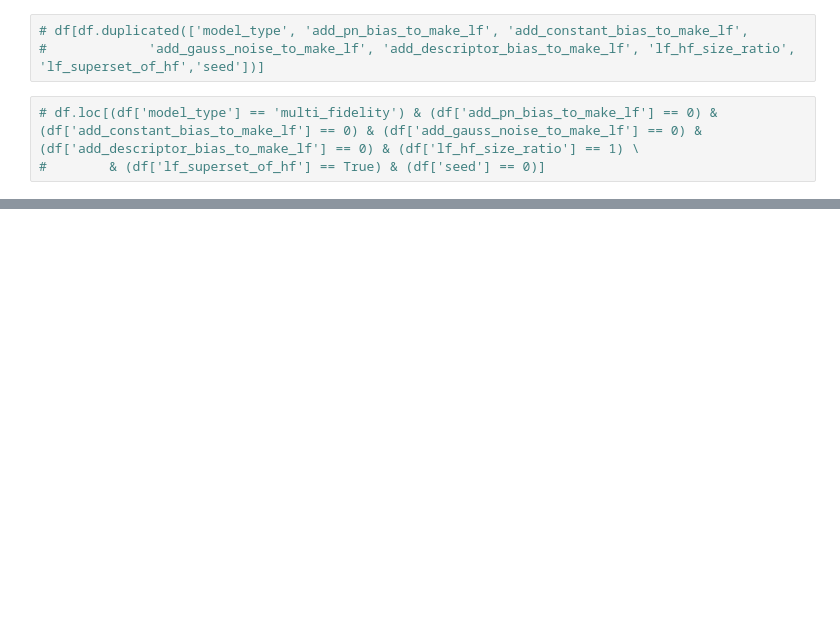
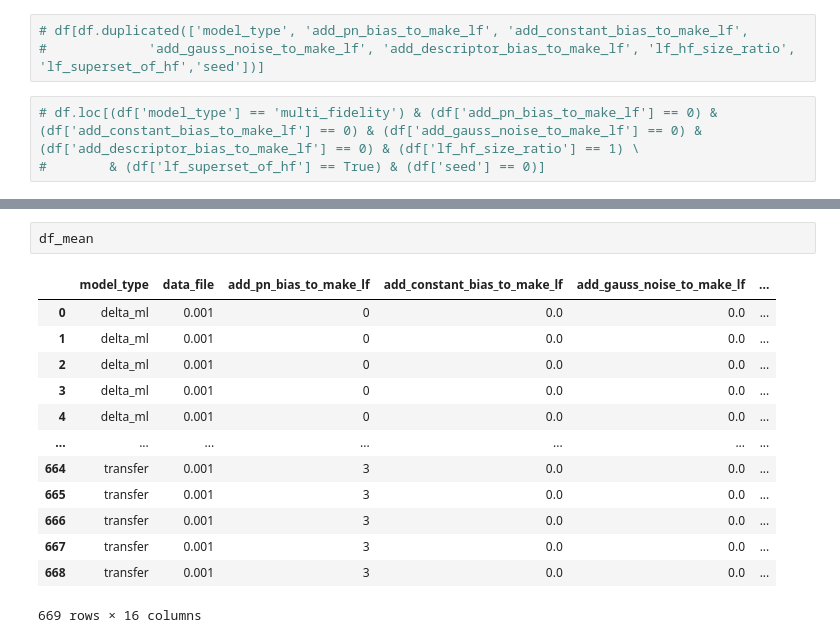
Before and after one commit to sourcery-ai-experiments/chemprop, a Jupyter notebook: multifidelity_results_analysis.ipynb, the cells around one changed output, grey strips where cells are left out. Drawn from its saved outputs; the diff is of its cells as text; blank space fills up the shorter version.

```diff
--- a/multifidelity_results_analysis.ipynb
+++ b/multifidelity_results_analysis.ipynb
@@ -120 +126,17 @@ single_fidelity     1
 Name: count, dtype: int64
+# %%
+df_mean
+# %% [output]
+|  | model_type | data_file | add_pn_bias_to_make_lf | add_constant_bias_to_make_lf | add_gauss_noise_to_make_lf | ... |
+| 0 | delta_ml | 0.001 | 0 | 0.0 | 0.0 | ... |
+| 1 | delta_ml | 0.001 | 0 | 0.0 | 0.0 | ... |
+| 2 | delta_ml | 0.001 | 0 | 0.0 | 0.0 | ... |
+| 3 | delta_ml | 0.001 | 0 | 0.0 | 0.0 | ... |
+| 4 | delta_ml | 0.001 | 0 | 0.0 | 0.0 | ... |
+| ... | ... | ... | ... | ... | ... | ... |
+| 664 | transfer | 0.001 | 3 | 0.0 | 0.0 | ... |
+| 665 | transfer | 0.001 | 3 | 0.0 | 0.0 | ... |
+| 666 | transfer | 0.001 | 3 | 0.0 | 0.0 | ... |
+| 667 | transfer | 0.001 | 3 | 0.0 | 0.0 | ... |
+| 668 | transfer | 0.001 | 3 | 0.0 | 0.0 | ... |
+669 rows × 16 columns
```
Also changed, not shown: parts of 9 cells of this notebook, 3 other files.
